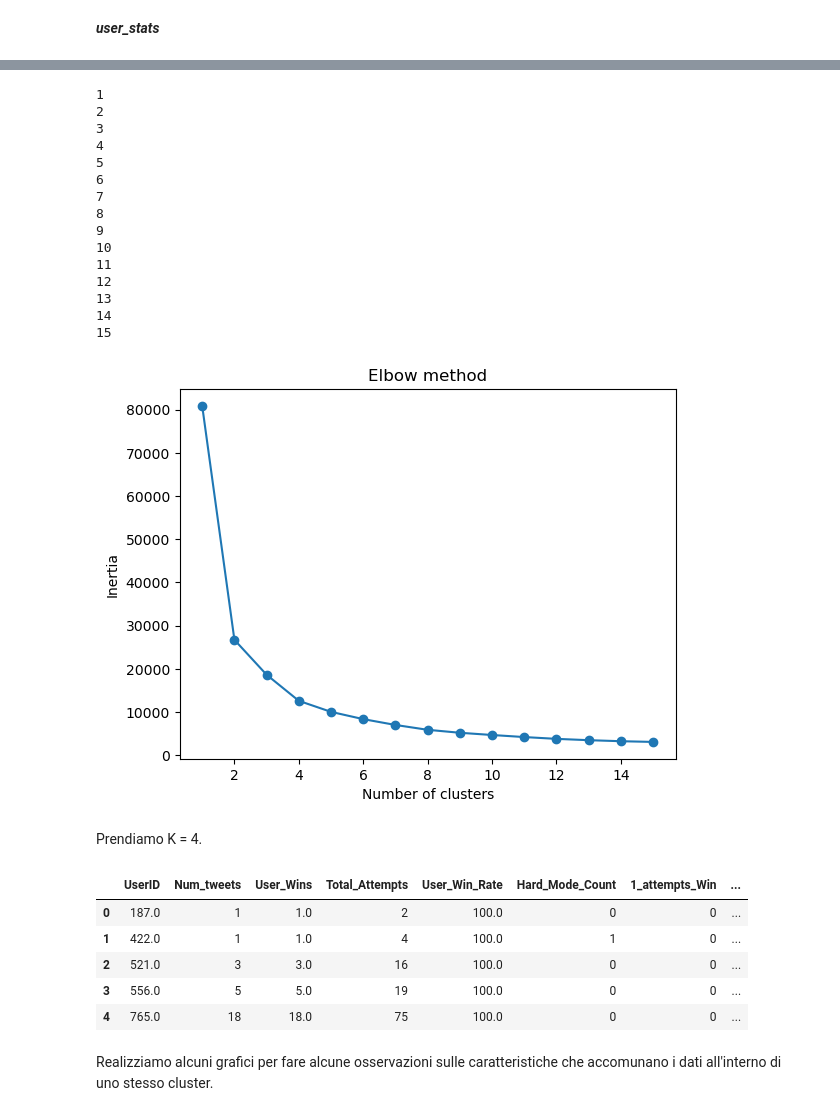
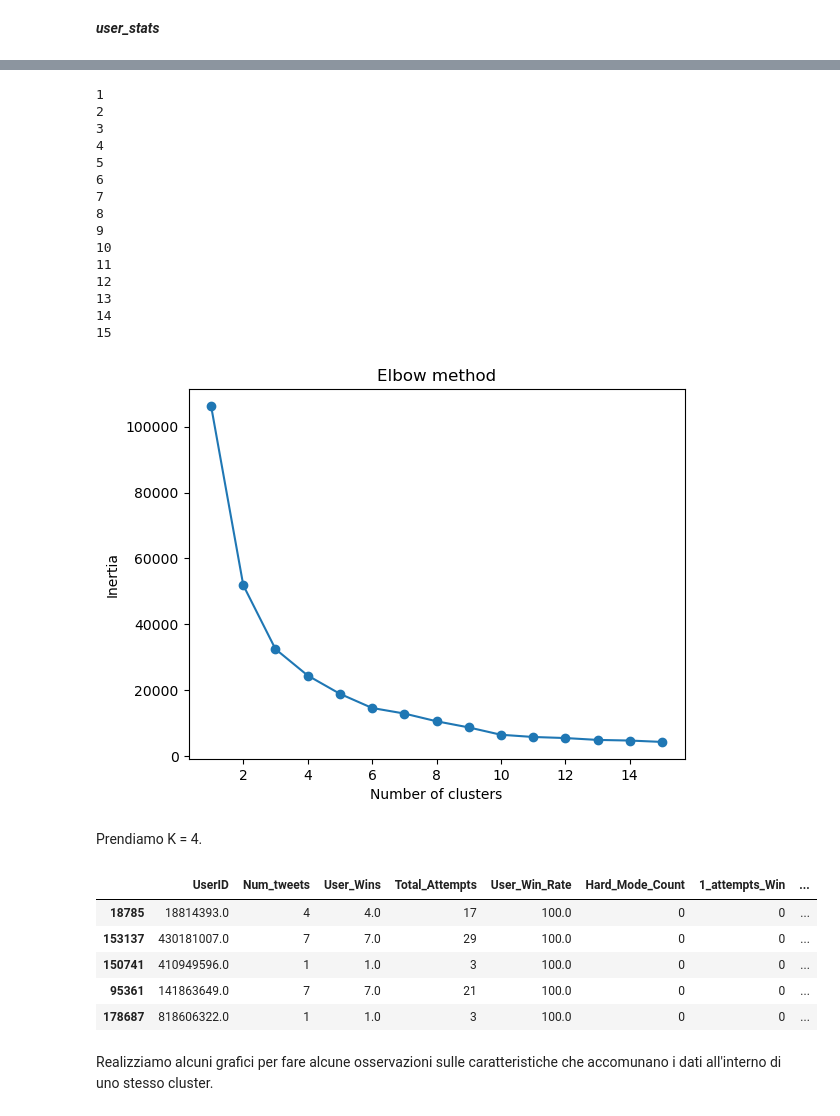
Before and after one commit to roby-ianny/IannelloSuffia_DataScienceProject, a Jupyter notebook: DataScienceProject.ipynb, the cells around one changed output, grey strips where cells are left out. Drawn from its saved outputs; the diff is of its cells as text; code cells hidden in the pictures.

```diff
--- a/DataScienceProject.ipynb
+++ b/DataScienceProject.ipynb
@@ -1683,11 +1445,16 @@ Proviamo ad applicare la regressione lineare proviamo a operare su questa parte,
 # %%
 # Dividi il dataset in features (X) e variabile dipendente (y)
 # X = wordle_summary.drop(columns=['Win_Rate','Number_of_Games', 'Number_of_Wins'])
-X = wordle_summary[['Mean_Attempts_Victory', '1_attempt_Win','3_attempts_Win', '6_attempts_Win']]
-y = wordle_summary['Win_Rate']                  # Variabile dipendente
+X = wordle_summary[['1_attempt','2_attempts','3_attempts','4_attempts' ,'5_attempts','6_attempts']]
+y = wordle_summary['Win_Rate']                                                                                  # Variabile dipendente
+
+# Scaliamo
+scaler = MinMaxScaler()
+x_scaled = scaler.fit_transform(X)
+y_scaled = y
 
 # Dividi il dataset in set di addestramento e di test
-X_train, X_test, y_train, y_test = train_test_split(X, y, test_size=0.2, random_state=42)
+X_train, X_test, y_train, y_test = train_test_split(x_scaled, y_scaled, test_size=0.2, random_state=42)
 
 # Crea un'istanza del modello di regressione lineare
 model = LinearRegression()
@@ -1763,13 +1565,13 @@ from sklearn.cluster import KMeans
 
 inertias = []
 
-for i in range(1,10):
+for i in range(1,20):
     print(i) #per sapere a che punto è con la computazione
-    kmeans = KMeans(n_clusters=i, max_iter=100, random_state=42)
+    kmeans = KMeans(n_clusters=i, random_state=42)
     kmeans.fit(X_scaled)
     inertias.append(kmeans.inertia_)
 
-plt.plot(range(1, 10), inertias, marker='o')
+plt.plot(range(1, 20), inertias, marker='o')
 plt.title('Elbow method')
 plt.xlabel('Number of clusters')
 plt.ylabel('Inertia')
@@ -1792,5 +1604,5 @@ print(inertias)
 # %%
-kmeans = KMeans(n_clusters=5, random_state=42)
+kmeans = KMeans(n_clusters=6, random_state=42)
 
 # Fit KMeans model to the data
 kmeans.fit(X_scaled)
@@ -1804,3 +1616,13 @@ wordle_clustering['Cluster'] = cluster_labels
 Seppur non sia distinguibile in maniera evidente un valore tale per cui si abbia 'un gomito', possiamo prendere un K a nostra scelta.
 # %% [markdown]
 ***user_stats***
+# %%
+user_clustering = user_stats.copy()
+
+user_clustering.drop(columns='UserActivity',inplace=True)
+
+# traduciamo in numeri la variabile categorica User Activity
+# ordinal_mapping = {'Low Activity': 1, 'Medium Activity': 2, 'High Activity': 3, 'Very High Activity': 4}
+# user_clustering['UserActivity'] = user_clustering['UserActivity'].map(ordinal_mapping)
+
+user_clustering.head()
@@ -1807,7 +1636,5 @@ Seppur non sia distinguibile in maniera evidente un valore tale per cui si abbia
 # %%
 scaler = MinMaxScaler()
-
-user_clustering = user_stats.copy()
 
 X_scaled_user = scaler.fit_transform(user_clustering)
 
@@ -1818,7 +1645,7 @@ inertias_user = []
 
 for i in range(1,16):
     print(i) #per sapere a che punto è con la computazione
-    kmeans = KMeans(n_clusters=i)
+    kmeans = KMeans(n_clusters=i, random_state=16)
     kmeans.fit(X_scaled_user)
     inertias_user.append(kmeans.inertia_)
 
@@ -1843,29 +1670,29 @@ plt.show()
 13
 14
 15
-[figure, old version]
+[figure, new version]
 # %% [markdown]
 Prendiamo K = 4.
 # %%
-kmeans = KMeans(n_clusters=4, random_state=42)
+kmeans = KMeans(n_clusters=4, random_state=16)
 
 # Fit KMeans model to the data
 kmeans.fit(X_scaled_user)
 
 # Get cluster labels
 cluster_labels = kmeans.labels_
 
 # Optionally, add cluster labels back to the dataframe
 user_clustering['Cluster'] = cluster_labels
 
-user_clustering.head()
+user_clustering.sample(5).head()
 # %% [output]
 |  | UserID | Num_tweets | User_Wins | Total_Attempts | User_Win_Rate | Hard_Mode_Count | 1_attempts_Win | ... |
-| 0 | 187.0 | 1 | 1.0 | 2 | 100.0 | 0 | 0 | ... |
-| 1 | 422.0 | 1 | 1.0 | 4 | 100.0 | 1 | 0 | ... |
-| 2 | 521.0 | 3 | 3.0 | 16 | 100.0 | 0 | 0 | ... |
-| 3 | 556.0 | 5 | 5.0 | 19 | 100.0 | 0 | 0 | ... |
-| 4 | 765.0 | 18 | 18.0 | 75 | 100.0 | 0 | 0 | ... |
+| 18785 | 18814393.0 | 4 | 4.0 | 17 | 100.0 | 0 | 0 | ... |
+| 153137 | 430181007.0 | 7 | 7.0 | 29 | 100.0 | 0 | 0 | ... |
+| 150741 | 410949596.0 | 1 | 1.0 | 3 | 100.0 | 0 | 0 | ... |
+| 95361 | 141863649.0 | 7 | 7.0 | 21 | 100.0 | 0 | 0 | ... |
+| 178687 | 818606322.0 | 1 | 1.0 | 3 | 100.0 | 0 | 0 | ... |
 # %% [markdown]
 Realizziamo alcuni grafici per fare alcune osservazioni sulle caratteristiche che accomunano i dati all'interno di uno stesso cluster.
 # %%
```
Also changed, not shown: parts of 73 cells of this notebook.
